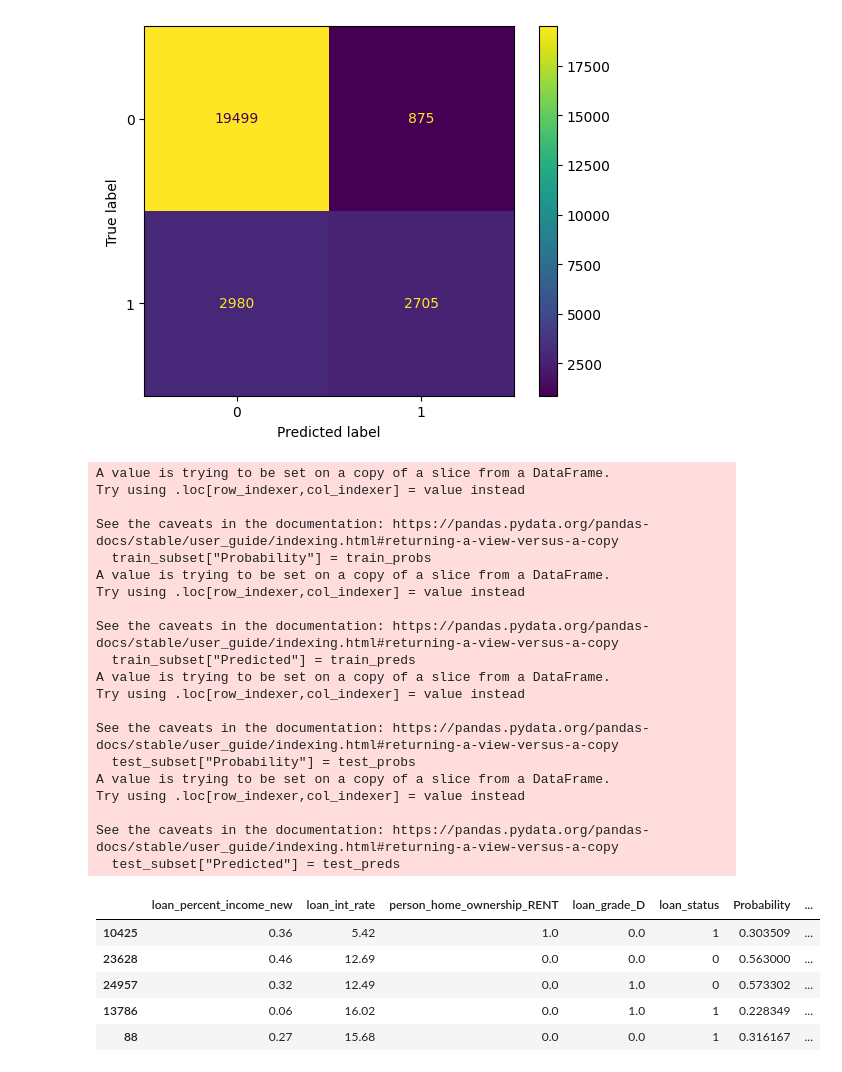
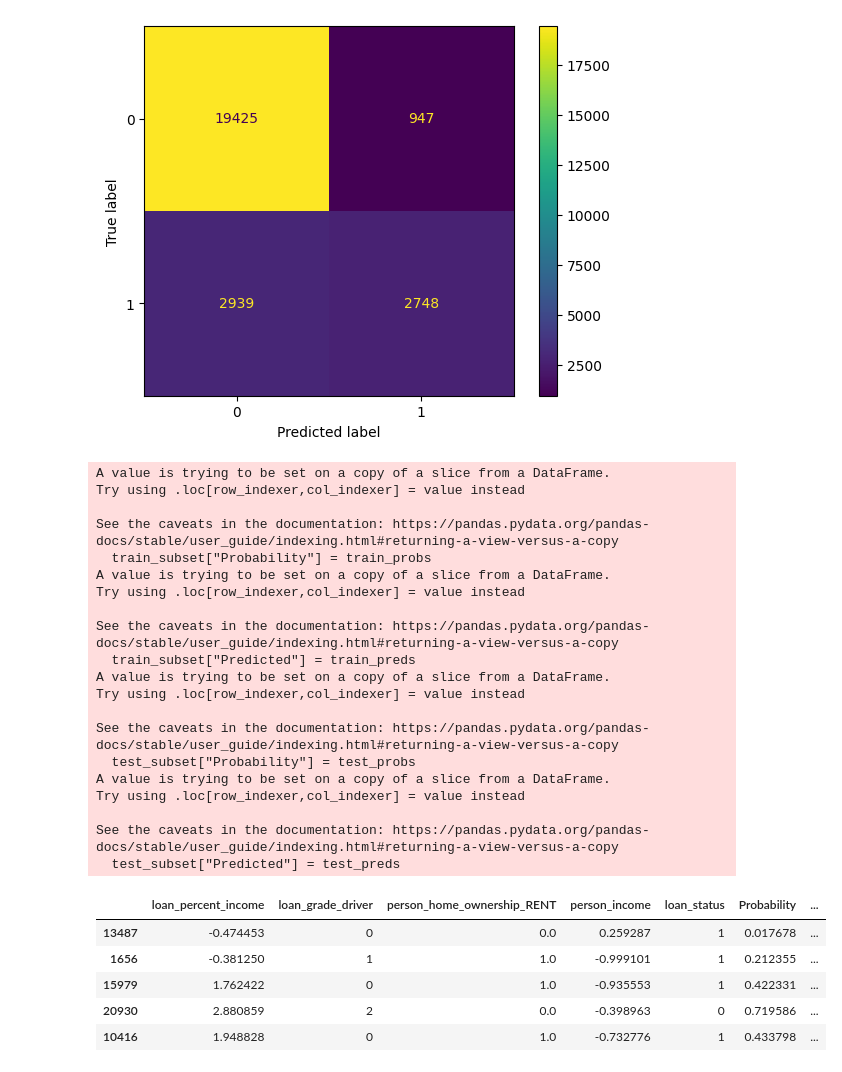
Before and after one commit to shemkatz/credit_risk, a Jupyter notebook: notebook.ipynb, the cells around one changed output. Saved outputs shown, nothing was run; the diff lists cells and outputs as text; code cells hidden in the pictures.

```diff
--- a/notebook.ipynb
+++ b/notebook.ipynb
@@ -545,8 +591,7 @@ riskdriver_num_columns = [
     'loan_amnt',
     'loan_int_rate',
     'loan_percent_income',
-    'cb_person_cred_hist_length',
-    'loan_percent_income_new']
+    'cb_person_cred_hist_length']
 
 riskdriver_cat_columns = [
     'person_home_ownership_MORTGAGE',
@@ -570,7 +615,8 @@ riskdriver_cat_columns = [
     'cb_person_default_on_file_Y',
     'person_income_bucket',
     'loan_amnt_bucket',
-    'loan_percent_income_bucket']
+    'loan_percent_income_bucket',
+    'loan_grade_driver']
 
 target_column = ["loan_status"]
 # %% [markdown]
@@ -826,7 +907,7 @@ sns.heatmap(corr, mask=mask, cmap=cmap, vmax=.3, center=0,
 def remove_correlated_features(df, corr_matrix, gini_df, threshold=0.5):
     """
     Remove correlated features based on a correlation matrix and a threshold value.
-    If two features are correlated above the threshold, the one with the lower Gini coefficient is removed"
+    If two features are correlated above the threshold, the one with the lower Gini coefficient is removed.
     """
 
     # Create a copy of the correlation matrix
@@ -835,11 +916,14 @@ def remove_correlated_features(df, corr_matrix, gini_df, threshold=0.5):
     # Get the list of features to remove
     features_to_remove = []
 
+    print("\n### Identifying Correlated Features ###\n")
+
     # Iterate through the columns of the correlation matrix
     for i, col in enumerate(corr_matrix.columns):
         for j in range(i+1, len(corr_matrix.columns)):
             # Check if the correlation is above the threshold
-            if abs(corr_matrix.iloc[i, j]) > threshold:
+            correlation = corr_matrix.iloc[i, j]
+            if abs(correlation) > threshold:
                 # Get the feature names
                 feature_i = corr_matrix.columns[i]
                 feature_j = corr_matrix.columns[j]
@@ -851,8 +935,15 @@ def remove_correlated_features(df, corr_matrix, gini_df, threshold=0.5):
                 # Determine which feature to remove based on the Gini coefficient
                 if gini_i > gini_j:
                     features_to_remove.append(feature_j)
+                    removed = feature_j
                 else:
                     features_to_remove.append(feature_i)
+                    removed = feature_i
+
+                # Print details
+                print(f"Considering: {feature_i} & {feature_j} | Correlation: {correlation:.4f}")
+                print(f"Gini {feature_i}: {gini_i:.4f}, Gini {feature_j}: {gini_j:.4f}")
+                print(f"Removing: {removed}\n")
 
     return list(set(features_to_remove))
 
@@ -963,17 +1164,29 @@ Stopping: No remaining driver adds more than 0.0100 Gini.
 # %% [markdown]
 ### View model and do some analysis
 # %%
+selected_cat_columns = [c for c in selected_riskdrivers if c in riskdriver_cat_columns]
+selected_num_columns = [c for c in selected_riskdrivers if c in riskdriver_num_columns]
+
 #We want to train the model on the train data and apply it to the test set to see performance on unseen data
+
+#First use StandardScaler to scale the numerical variables
+# Apply StandardScaler to the selected features
+scaled_train_df = train.copy()
+scaled_test_df = test.copy()
+
+scaler = StandardScaler()
+scaled_train_df[selected_num_columns] = scaler.fit_transform(scaled_train_df[selected_num_columns])
+scaled_test_df[selected_num_columns] = scaler.transform(scaled_test_df[selected_num_columns])
 
 model = LogisticRegression(solver='liblinear')
 
-model.fit(train[selected_riskdrivers], train[target_column[0]])
+model.fit(scaled_train_df[selected_cat_columns + selected_num_columns], train[target_column[0]])
 
-train_probs = model.predict_proba(train[selected_riskdrivers])[:, 1]
-test_probs = model.predict_proba(test[selected_riskdrivers])[:, 1]
+train_probs = model.predict_proba(scaled_train_df[selected_cat_columns + selected_num_columns])[:, 1]
+test_probs = model.predict_proba(scaled_test_df[selected_cat_columns + selected_num_columns])[:, 1]
 
-train_preds = model.predict(train[selected_riskdrivers])
-test_preds = model.predict(test[selected_riskdrivers])
+train_preds = model.predict(scaled_train_df[selected_cat_columns + selected_num_columns])
+test_preds = model.predict(scaled_test_df[selected_cat_columns + selected_num_columns])
 
 auc_train = roc_auc_score(train[target_column[0]], train_probs)
 gini_train = gini_from_auc(auc_train)
@@ -1033,39 +1246,39 @@ plt.show()
 # %%
 ##Lets check out some of the misclassified cases
 
-train_subset = train[selected_riskdrivers + target_column]
+train_subset = scaled_train_df[selected_riskdrivers + target_column]
 train_subset["Probability"] = train_probs
 train_subset["Predicted"] = train_preds
 
 test_subset = test[selected_riskdrivers + target_column]
 test_subset["Probability"] = test_probs
 test_subset["Predicted"] = test_preds
 
 train_subset[train_subset["loan_status"] != train_subset["Predicted"]].head()
 # %% [output]
 A value is trying to be set on a copy of a slice from a DataFrame.
 Try using .loc[row_indexer,col_indexer] = value instead
 
 See the caveats in the documentation: https://pandas.pydata.org/pandas-docs/stable/user_guide/indexing.html#returning-a-view-versus-a-copy
   train_subset["Probability"] = train_probs
 A value is trying to be set on a copy of a slice from a DataFrame.
 Try using .loc[row_indexer,col_indexer] = value instead
 
 See the caveats in the documentation: https://pandas.pydata.org/pandas-docs/stable/user_guide/indexing.html#returning-a-view-versus-a-copy
   train_subset["Predicted"] = train_preds
 A value is trying to be set on a copy of a slice from a DataFrame.
 Try using .loc[row_indexer,col_indexer] = value instead
 
 See the caveats in the documentation: https://pandas.pydata.org/pandas-docs/stable/user_guide/indexing.html#returning-a-view-versus-a-copy
   test_subset["Probability"] = test_probs
 A value is trying to be set on a copy of a slice from a DataFrame.
 Try using .loc[row_indexer,col_indexer] = value instead
 
 See the caveats in the documentation: https://pandas.pydata.org/pandas-docs/stable/user_guide/indexing.html#returning-a-view-versus-a-copy
   test_subset["Predicted"] = test_preds
-|  | loan_percent_income_new | loan_int_rate | person_home_ownership_RENT | loan_grade_D | loan_status | Probability | ... |
-| 10425 | 0.36 | 5.42 | 1.0 | 0.0 | 1 | 0.303509 | ... |
-| 23628 | 0.46 | 12.69 | 0.0 | 0.0 | 0 | 0.563000 | ... |
-| 24957 | 0.32 | 12.49 | 0.0 | 1.0 | 0 | 0.573302 | ... |
-| 13786 | 0.06 | 16.02 | 0.0 | 1.0 | 1 | 0.228349 | ... |
-| 88 | 0.27 | 15.68 | 0.0 | 0.0 | 1 | 0.316167 | ... |
+|  | loan_percent_income | loan_grade_driver | person_home_ownership_RENT | person_income | loan_status | Probability | ... |
+| 13487 | -0.474453 | 0 | 0.0 | 0.259287 | 1 | 0.017678 | ... |
+| 1656 | -0.381250 | 1 | 1.0 | -0.999101 | 1 | 0.212355 | ... |
+| 15979 | 1.762422 | 0 | 1.0 | -0.935553 | 1 | 0.422331 | ... |
+| 20930 | 2.880859 | 2 | 0.0 | -0.398963 | 0 | 0.719586 | ... |
+| 10416 | 1.948828 | 0 | 1.0 | -0.732776 | 1 | 0.433798 | ... |
```
Also changed, not shown: parts of 39 cells of this notebook.
